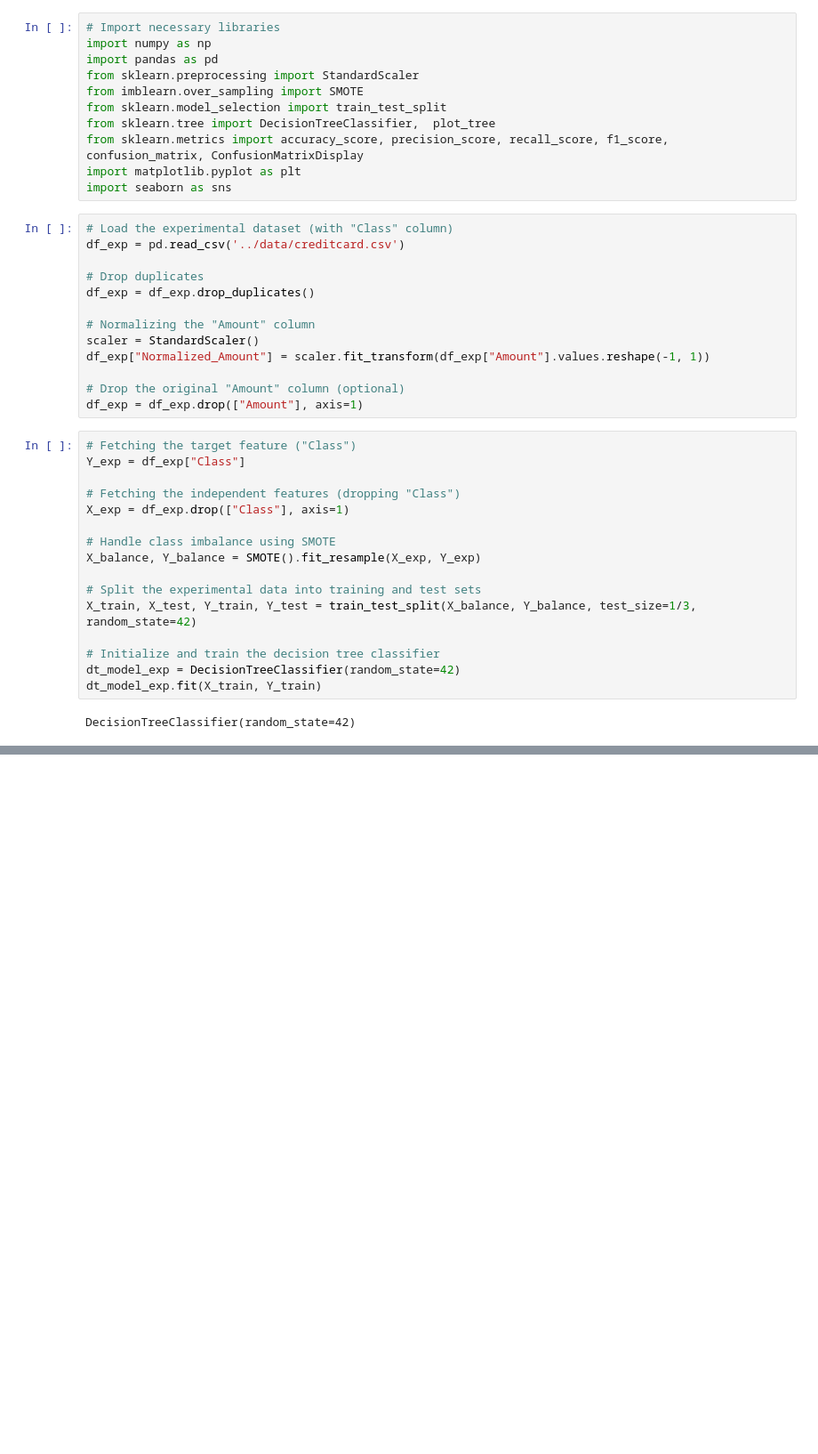
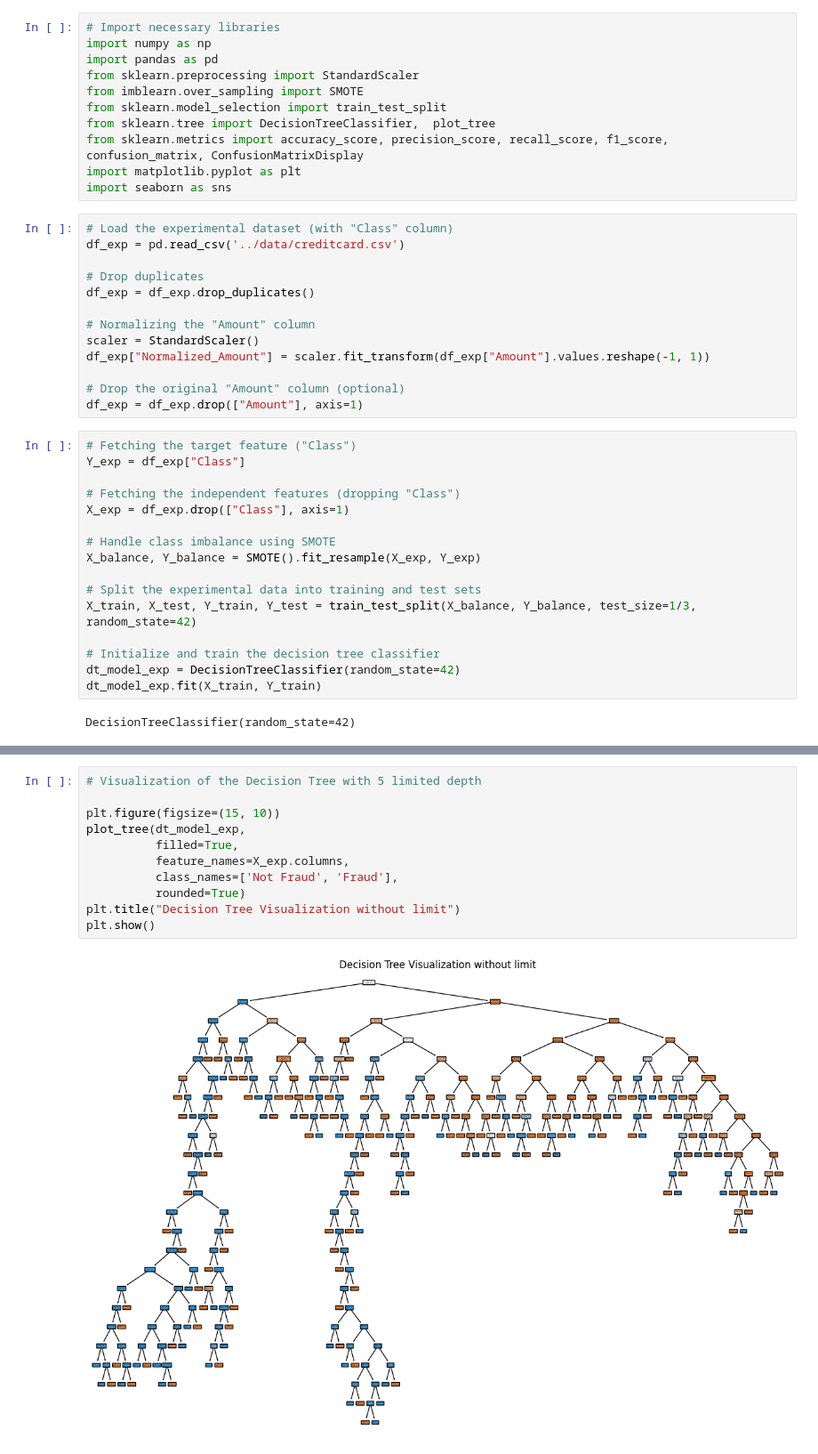
Before and after one commit to FlutterWiz/Credit-Card-Fraud-Detection, a Jupyter notebook: main/sample_project.ipynb, the cells around one changed output, grey strips where cells are left out. Shown at 89% size. Cells and saved outputs as stored; diff of their text form; blank space fills up the shorter version.

```diff
--- a/main/sample_project.ipynb
+++ b/main/sample_project.ipynb
@@ -135,0 +133,13 @@ plt.show()
+# %%
+# Visualization of the Decision Tree with 5 limited depth
+
+plt.figure(figsize=(15, 10))
+plot_tree(dt_model_exp,
+          filled=True,
+          feature_names=X_exp.columns,
+          class_names=['Not Fraud', 'Fraud'],
+          rounded=True)
+plt.title("Decision Tree Visualization without limit")
+plt.show()
+# %% [output]
+[figure, added]
```
Also changed, not shown: parts of 5 cells of this notebook.
